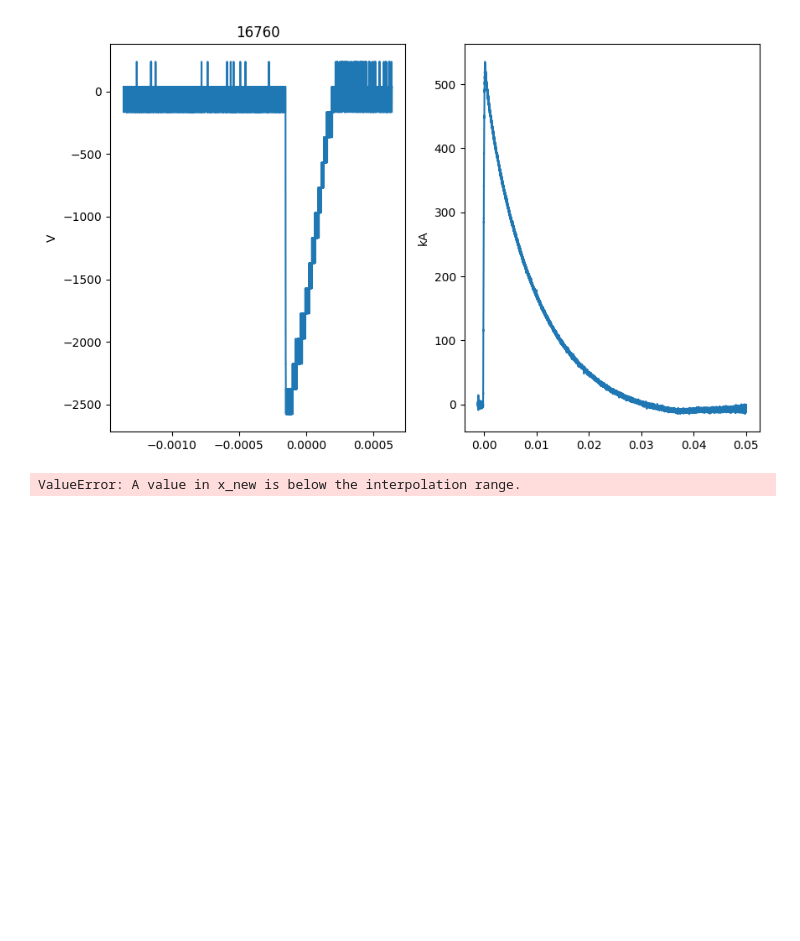
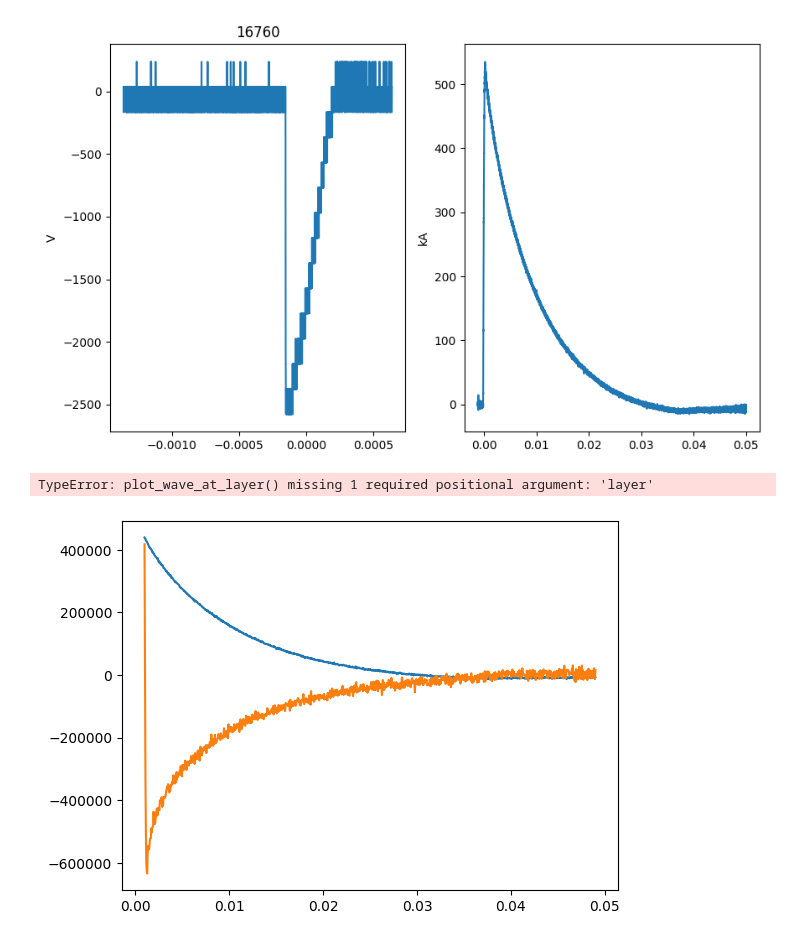
Before and after one commit to bposehn/ToroidalFluxCalcs, a Jupyter notebook: test_data_accessing.ipynb, the cells around one changed output. Drawn from its saved outputs; the diff is of its cells as text; code cells hidden in the pictures; blank space fills up the shorter version.

```diff
--- a/test_data_accessing.ipynb
+++ b/test_data_accessing.ipynb
@@ -58,3 +69,7 @@ for no_plasma_shot in no_plasma_shots:
+# %%
+plot_wave_at_layer(18456, )
+# %% [output]
+TypeError: plot_wave_at_layer() missing 1 required positional argument: 'layer'
 # %%
 def get_interpolated_wave_function(shot : int, layer_name : str):
     result = run_query({'manifest': MANIFEST,
@@ -81,13 +96,13 @@ def current_dot_f(current_f, t):
 # %%
-ts = np.linspace(0, .045, 10000).tolist()
+ts = np.linspace(0.001, .049, 1000).tolist()
 I_f = Is[0]
 I_dot_f = lambda t : current_dot_f(Is[0], t)
 
 I_vals = [I_f(t) for t in ts]
 I_dot_vals = [I_dot_f(t) * 1e-2 for t in ts]
 
 plt.plot(ts, I_vals)
 plt.plot(ts, I_dot_vals) # maybe I_dot is messed up
 plt.show()
 # %% [output]
-ValueError: A value in x_new is below the interpolation range.
+[figure, added]
```
Also changed, not shown: parts of 16 cells of this notebook.
